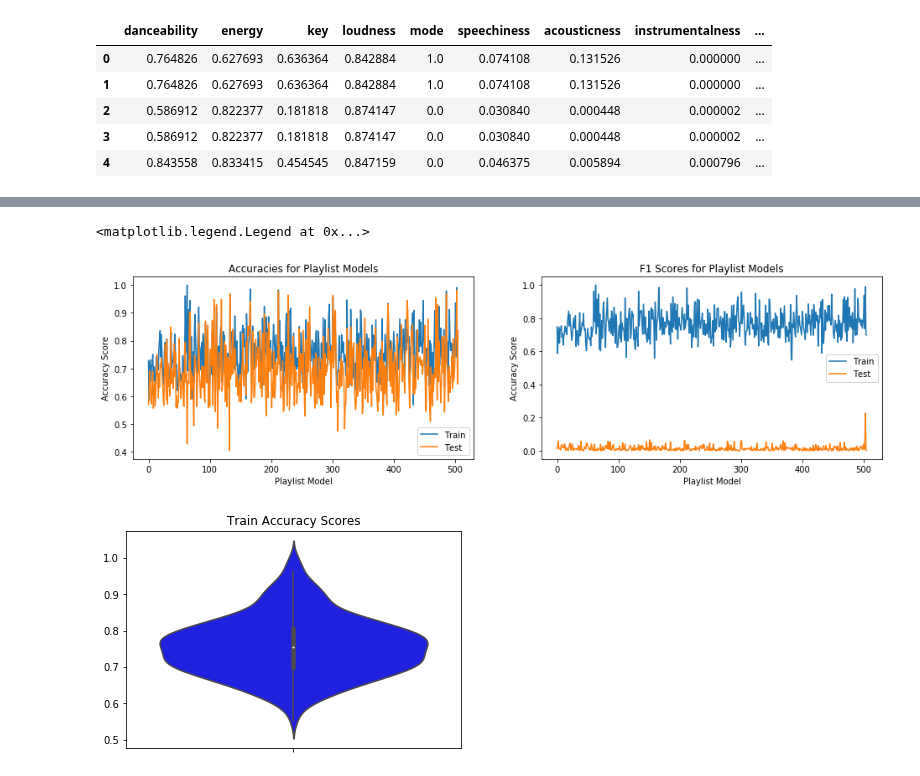
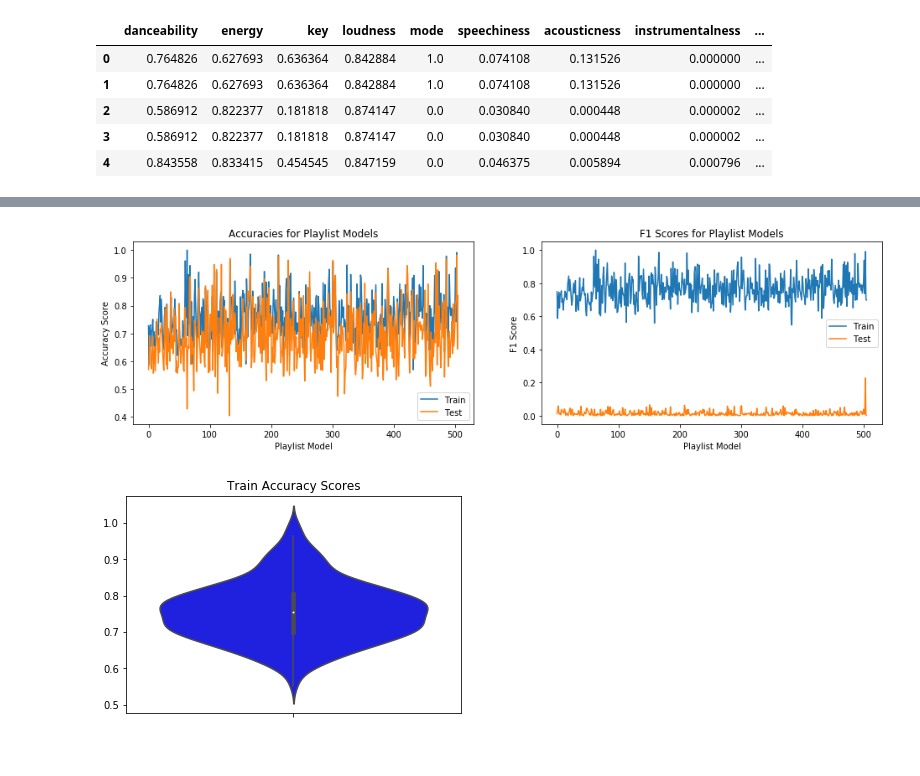
Before and after one commit to spotted-d/spotify-project, a Jupyter notebook: notebooks/emily_milestone_4.ipynb, the cells around one changed output, grey strips where cells are left out. Cells and saved outputs as stored; diff of their text form; code cells hidden in the pictures.

```diff
--- a/notebooks/emily_milestone_4.ipynb
+++ b/notebooks/emily_milestone_4.ipynb
@@ -308,31 +308,31 @@ lr_models = run_logistic_regression(X_train_df, y_train_df, X_test_df, y_test_df
 # %%
 fig, ax = plt.subplots(1,2, figsize=(16,4))
 
 model_index = range(0, len(lr_models))
 train_accuracies = [m["train_accuracy"] for m in lr_models]
 test_accuracies = [m["test_accuracy"] for m in lr_models]
 train_f1s = [m["train_f1"] for m in lr_models]
 test_f1s = [m["test_f1"] for m in lr_models]
 
 ax[0].plot(model_index, train_accuracies, label="Train")
 ax[0].plot(model_index, test_accuracies, label="Test")
 ax[0].set_title("Accuracies for Playlist Models")
 ax[0].set_xlabel("Playlist Model")
 ax[0].set_ylabel("Accuracy Score")
 ax[0].legend()
 
 ax[1].plot(model_index, train_f1s, label="Train")
 ax[1].plot(model_index, test_f1s, label="Test")
 ax[1].set_title("F1 Scores for Playlist Models")
 ax[1].set_xlabel("Playlist Model")
-ax[1].set_ylabel("Accuracy Score")
+ax[1].set_ylabel("F1 Score")
 ax[1].legend()
+plt.savefig("accuracies_playlist_models.svg", dpi=1200)
 
 # This demonstrates the clear inability for logistic regression to classify songs as to whether or not they belong
 # within a playlist
 # %% [output]
-<matplotlib.legend.Legend at 0x...>
-[figure, old version]
+[figure, new version]
 # %%
 sns.violinplot(y=[train_accuracies], color="Blue")
 plt.title("Train Accuracy Scores")
```
Also changed, not shown: parts of 5 cells of this notebook, 9 other files.
